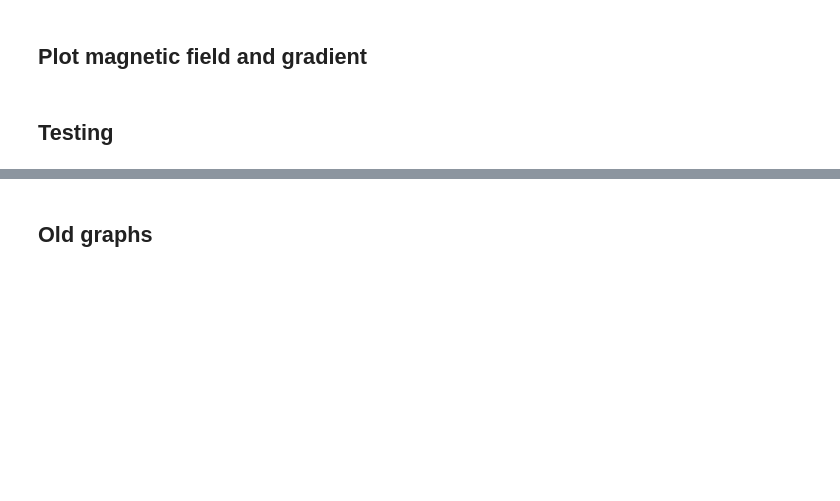
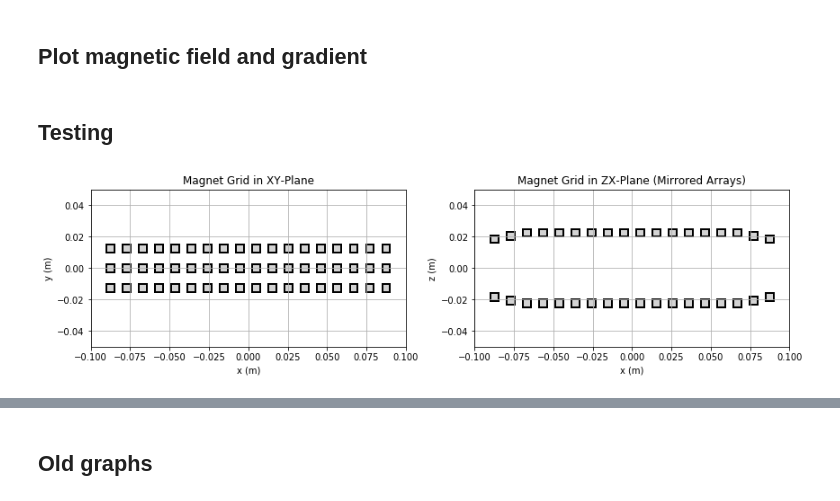
Before and after one commit to joostwijn/Rotating_Magnetic_Setup, a Jupyter notebook: 3. Magnets/Field_Shaping_Algorithm.ipynb, the cells around one changed output, grey strips where cells are left out. Cells and saved outputs as stored; diff of their text form; code cells hidden in the pictures; blank space fills up the shorter version.

```diff
--- a/3. Magnets/Field_Shaping_Algorithm.ipynb
+++ b/3. Magnets/Field_Shaping_Algorithm.ipynb
@@ -995,16 +996,19 @@ def plot_Bz_and_grad_vs_y(y_range, a_total, a_one, n_x, b_total, b_one, n_y, h,
 ## Testing
 # %%
 # --- Fabricated Parameters ---
-a_total = 80e-3       # Total available extent in the x-direction
-a_one   = 80e-3       # Width of each magnet in x
-n_x     = 1        # Number of magnets (columns) in the x-direction
+a_total = 180e-3       # Total available extent in the x-direction
+a_one   = 5e-3       # Width of each magnet in x
+n_x     = 18        # Number of magnets (columns) in the x-direction
 
-b_total = 18e-3       # Total available extent in the y-direction
-b_one   = 9e-3        # Depth of each magnet in y
-n_y     = 2           # Number of magnets (rows) in the y-direction
+b_total = 30e-3       # Total available extent in the y-direction
+b_one   = 5e-3        # Depth of each magnet in y
+n_y     = 3           # Number of magnets (rows) in the y-direction
 
 h       = 5e-3        # Height of each magnet (z-dimension)
-zl      = [20e-3]  # Z-offset for each column (defines the magnet's bottom edge)
+zl      = [16e-3, 18e-3, 20e-3, 20e-3, 20e-3, 20e-3, 20e-3, 20e-3, 20e-3,
+                20e-3, 20e-3, 20e-3, 20e-3, 20e-3, 20e-3, 20e-3, 18e-3, 16e-3]  # Z-offset for each column (defines the magnet's bottom edge)
 plot_magnet_grid(a_total, a_one, n_x, b_total, b_one, n_y, h, zl)
+# %% [output]
+[figure, added]
 # %%
 # Speed test for Bz_from_array
```
Also changed, not shown: parts of 16 cells of this notebook, 1 other file.
